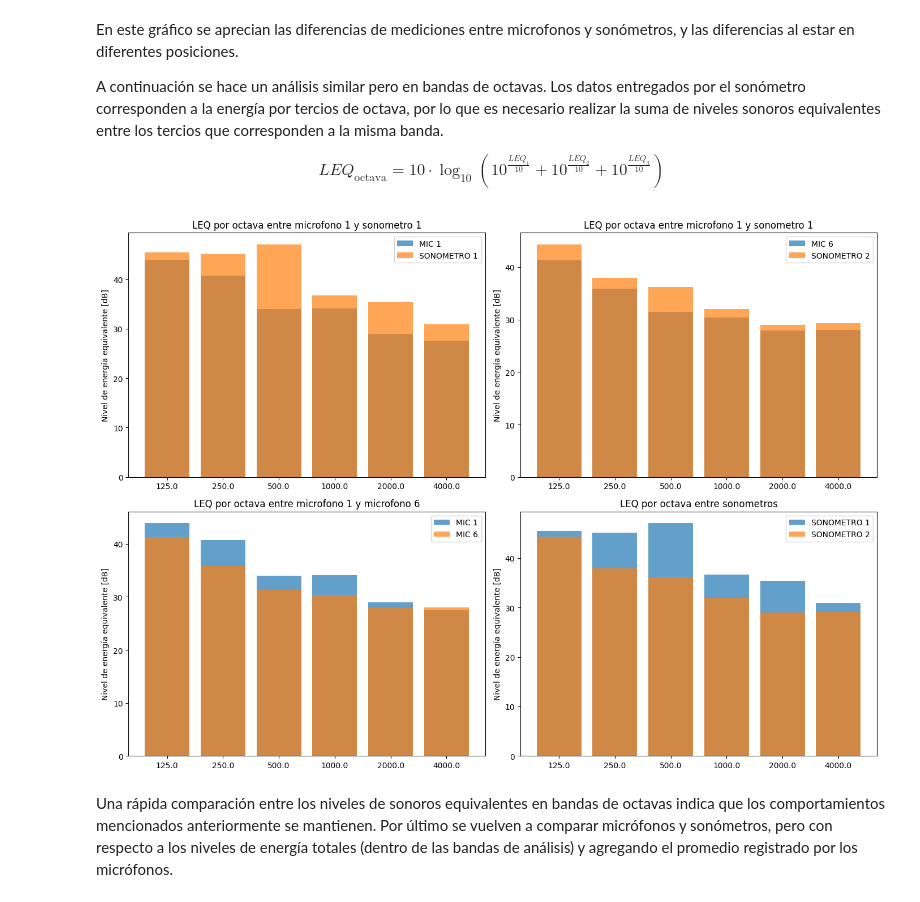
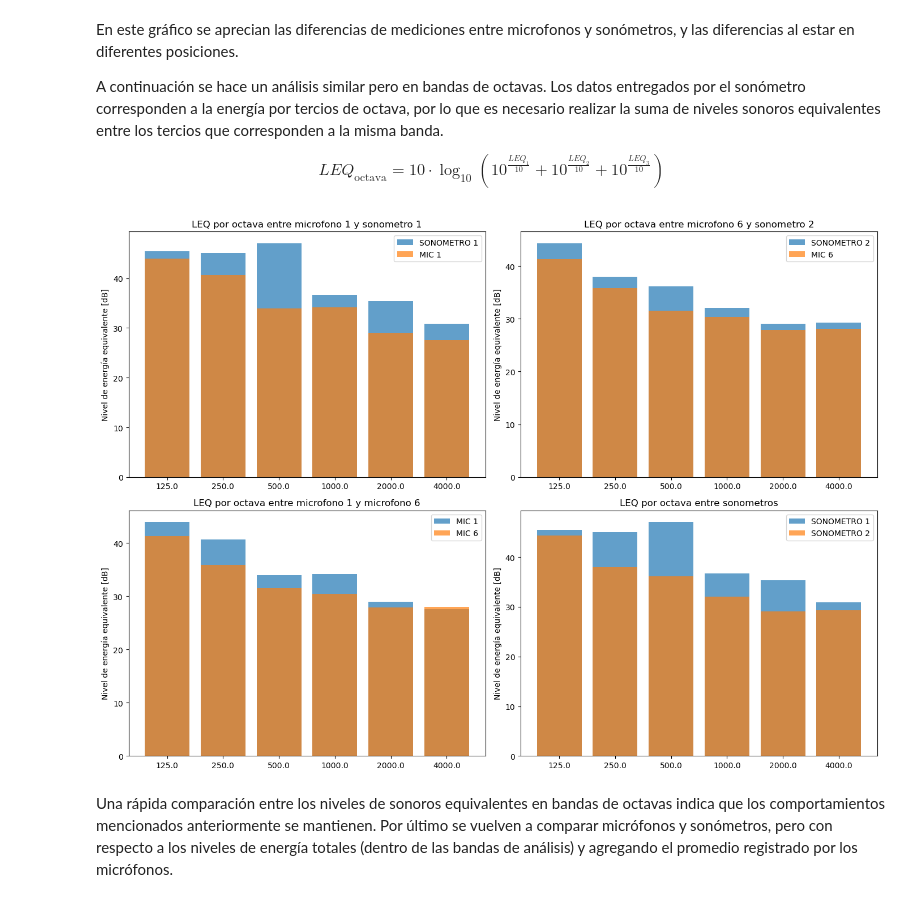
Before and after one commit to Joaqo99/tp2-sys, a Jupyter notebook: Presentacion.ipynb, the cells around one changed output. Cells and saved outputs as stored; diff of their text form; code cells hidden in the pictures.

```diff
--- a/Presentacion.ipynb
+++ b/Presentacion.ipynb
@@ -442,40 +441,40 @@ A continuación se hace un análisis similar pero en bandas de octavas. Los dato
 LEQ_{\text{octava}} = 10 \cdot \log_{10}\left(10^{\frac{LEQ_\text{1}}{10}} + 10^{\frac{LEQ_\text{2}}{10}} + 10^{\frac{LEQ_\text{3}}{10}}\right)
 \end{equation}
 # %%
-octave_bands_leq_1  = auf.leq_by_bands(nf_sg_recs[0], octave_filters_bank, ref=calibraciones[0])
-octave_bands_leq_6 = auf.leq_by_bands(nf_sg_recs[5], octave_filters_bank, ref=calibraciones[5])
+octave_bands_leq_m1_nf  = auf.leq_by_bands(nf_sg_recs[0], octave_filters_bank, ref=calibraciones[0])
+octave_bands_leq_m6_nf = auf.leq_by_bands(nf_sg_recs[5], octave_filters_bank, ref=calibraciones[5])
 
-octave_bands_leq_s1 = []
-octave_bands_leq_s2 = []
+octave_bands_leq_s1_nf = []
+octave_bands_leq_s2_nf = []
 
 for i in range(0, 18, 3):
     octave_s1 = auf.sum_bands([thirds_bands_leq_s1_nf[i], thirds_bands_leq_s1_nf[i + 1], thirds_bands_leq_s1_nf[i + 2]])
     octave_s2 = auf.sum_bands([thirds_bands_leq_s2_nf[i], thirds_bands_leq_s2_nf[i + 1], thirds_bands_leq_s2_nf[i + 2]])
 
-    octave_bands_leq_s1.append(octave_s1)
-    octave_bands_leq_s2.append(octave_s2)
+    octave_bands_leq_s1_nf.append(octave_s1)
+    octave_bands_leq_s2_nf.append(octave_s2)
 
 #datos para graficar
-mic1_octaves_leq_plot = {"leq":octave_bands_leq_1, "label": "MIC 1"}
-mic6_octaves_leq_plot = {"leq":octave_bands_leq_6, "label": "MIC 6"}
-s1_octaves_leq_plot = {"leq":octave_bands_leq_s1, "label": "SONOMETRO 1"}
-s2_octaves_leq_plot = { "leq":octave_bands_leq_s2, "label": "SONOMETRO 2"}
+mic1_octaves_leq_plot = {"leq":octave_bands_leq_m1_nf, "label": "MIC 1"}
+mic6_octaves_leq_plot = {"leq":octave_bands_leq_m6_nf, "label": "MIC 6"}
+s1_octaves_leq_plot = {"leq":octave_bands_leq_s1_nf, "label": "SONOMETRO 1"}
+s2_octaves_leq_plot = { "leq":octave_bands_leq_s2_nf, "label": "SONOMETRO 2"}
 
 titles={
     "1": "LEQ por octava entre microfono 1 y sonometro 1",
-    "2":"LEQ por octava entre microfono 1 y sonometro 1",
+    "2":"LEQ por octava entre microfono 6 y sonometro 2",
     "3": "LEQ por octava entre microfono 1 y microfono 6",
     "4": "LEQ por octava entre sonometros"
 }
 
-plot_m1_s1_oct = lambda: plot.plot_leqs(nominal_oct_central_freqs, mic1_octaves_leq_plot, s1_octaves_leq_plot, title=titles["1"], show=False)
-plot_m6_s2_oct = lambda: plot.plot_leqs(nominal_oct_central_freqs, mic6_octaves_leq_plot, s2_octaves_leq_plot, title=titles["2"], show=False)
+plot_m1_s1_oct = lambda: plot.plot_leqs(nominal_oct_central_freqs, s1_octaves_leq_plot, mic1_octaves_leq_plot, title=titles["1"], show=False)
+plot_m6_s2_oct = lambda: plot.plot_leqs(nominal_oct_central_freqs, s2_octaves_leq_plot, mic6_octaves_leq_plot, title=titles["2"], show=False)
 plot_m1_m6_oct = lambda: plot.plot_leqs(nominal_oct_central_freqs, mic1_octaves_leq_plot, mic6_octaves_leq_plot, title=titles["3"], show=False)
 plot_s1_s2_oct = lambda: plot.plot_leqs(nominal_oct_central_freqs, s1_octaves_leq_plot, s2_octaves_leq_plot, title=titles["4"], show=False)
 
 plot.multiplot(plot_m1_s1_oct, plot_m6_s2_oct, plot_m1_m6_oct, plot_s1_s2_oct, figsize=(14, 10))
 # %% [output]
-[figure, old version]
+[figure, new version]
 # %% [markdown]
 Una rápida comparación entre los niveles de sonoros equivalentes en bandas de octavas indica que los comportamientos mencionados anteriormente se mantienen. Por último se vuelven a comparar micrófonos y sonómetros, pero con respecto a los niveles de energía totales (dentro de las bandas de análisis) y agregando el promedio registrado por los micrófonos.
 # %% [markdown]
```
Also changed, not shown: parts of 17 cells of this notebook.
